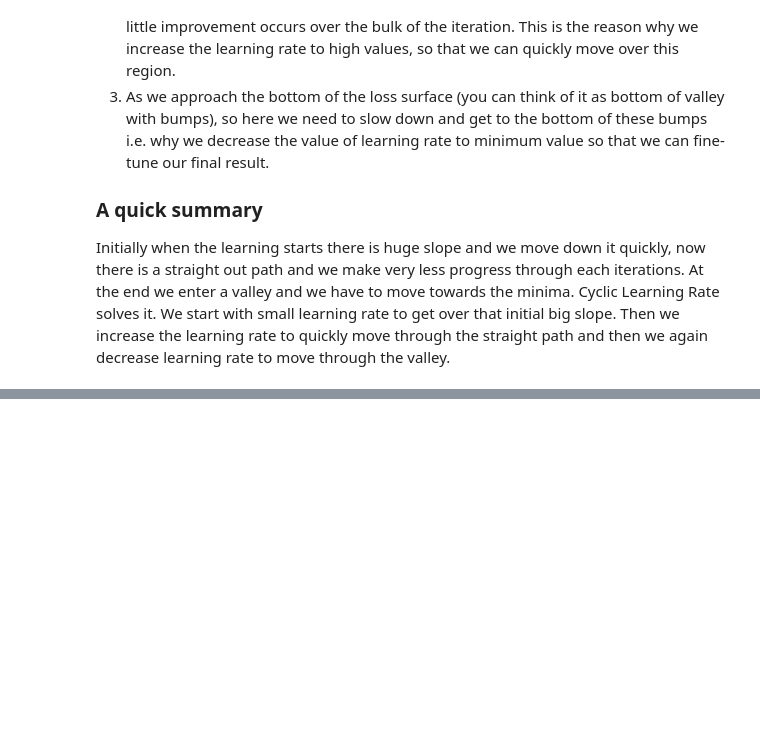
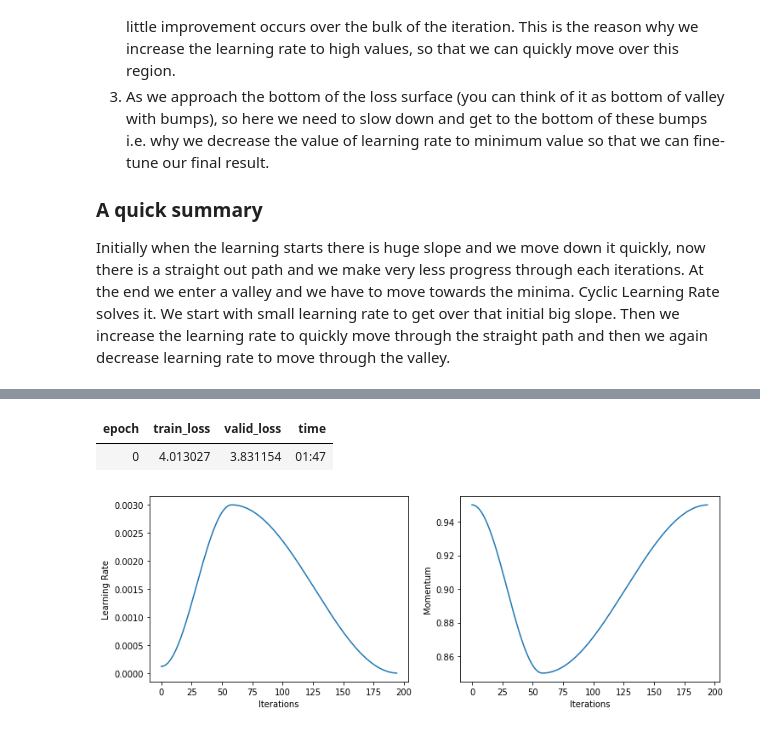
Before and after one commit to KushajveerSingh/Deep-Learning-Notebooks, a Jupyter notebook: Leslie N. Smith paper notebooks (fastai)/main.ipynb, the cells around one changed output, grey strips where cells are left out. Drawn from its saved outputs; the diff is of its cells as text; code cells hidden in the pictures; blank space fills up the shorter version.

```diff
--- a/Leslie N. Smith paper notebooks (fastai)/main.ipynb
+++ b/Leslie N. Smith paper notebooks (fastai)/main.ipynb
@@ -480,0 +493,8 @@ Initially when the learning starts there is huge slope and we move down it quick
+# %%
+learn = Learner(data, Resnet())
+learn.fit_one_cycle(1)
+learn.recorder.plot_lr(show_moms=True)
+# %% [output]
+| epoch | train_loss | valid_loss | time |
+| 0 | 4.013027 | 3.831154 | 01:47 |
+[figure, added]
```
Also changed, not shown: parts of 22 cells of this notebook.
